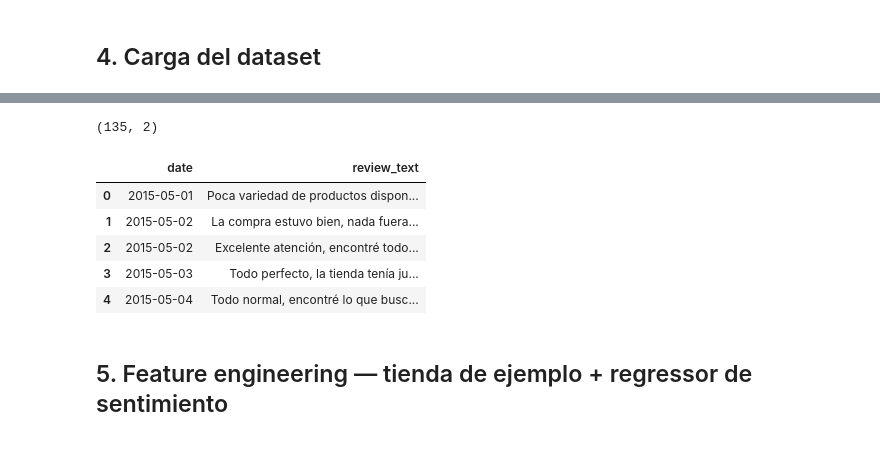
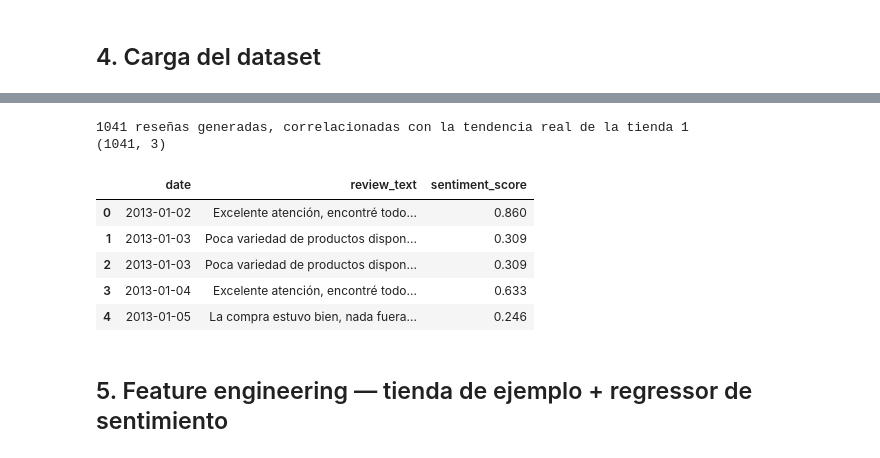
Before and after one commit to Jorge-is/smart-retail-360, a Jupyter notebook: notebooks/04_sales_predictor_prophet.ipynb, the cells around one changed output, grey strips where cells are left out. Drawn from its saved outputs; the diff is of its cells as text; code cells hidden in the pictures.

```diff
--- a/notebooks/04_sales_predictor_prophet.ipynb
+++ b/notebooks/04_sales_predictor_prophet.ipynb
@@ -113,24 +113,29 @@ Tiendas distintas en el dataset: 1115
 | 3 | 4 | 5 | 2015-07-31 | 13995 | 1498 | 1 | 1 | 0 | 1 |
 | 4 | 5 | 5 | 2015-07-31 | 4822 | 559 | 1 | 1 | 0 | 1 |
 # %%
-import shutil
+from src.sales_predictor.features import prepare_prophet_df, generate_synthetic_reviews
 
-repo_csv = Path('/content/smart-retail-360/data/raw/sentiment_synthetic/reviews_synthetic.csv')
-if repo_csv.exists() and not SALES_SENTIMENT_CSV_PATH.exists():
-    shutil.copy(repo_csv, SALES_SENTIMENT_CSV_PATH)
-    print('CSV de reseñas sintéticas copiado a Drive')
+STORE_ID = SALES_STORE_SUBSET[0]
+
+reference_sales = prepare_prophet_df(df_raw, store_id=STORE_ID)
+reviews_df_generated = generate_synthetic_reviews(reference_sales)
+
+reviews_df_generated.to_csv(SALES_SENTIMENT_CSV_PATH, index=False)
+
+print(f'{len(reviews_df_generated)} reseñas generadas, correlacionadas con la tendencia real de la tienda {STORE_ID}')
 
 reviews_df = pd.read_csv(SALES_SENTIMENT_CSV_PATH)
 print(reviews_df.shape)
 reviews_df.head()
 # %% [output]
-(135, 2)
+1041 reseñas generadas, correlacionadas con la tendencia real de la tienda 1
+(1041, 3)
-|  | date | review_text |
-| 0 | 2015-05-01 | Poca variedad de productos dispon... |
-| 1 | 2015-05-02 | La compra estuvo bien, nada fuera... |
-| 2 | 2015-05-02 | Excelente atención, encontré todo... |
-| 3 | 2015-05-03 | Todo perfecto, la tienda tenía ju... |
-| 4 | 2015-05-04 | Todo normal, encontré lo que busc... |
+|  | date | review_text | sentiment_score |
+| 0 | 2013-01-02 | Excelente atención, encontré todo... | 0.860 |
+| 1 | 2013-01-03 | Poca variedad de productos dispon... | 0.309 |
+| 2 | 2013-01-03 | Poca variedad de productos dispon... | 0.309 |
+| 3 | 2013-01-04 | Excelente atención, encontré todo... | 0.633 |
+| 4 | 2013-01-05 | La compra estuvo bien, nada fuera... | 0.246 |
 # %% [markdown]
 ## 5. Feature engineering — tienda de ejemplo + regressor de sentimiento
 # %%
```
Also changed, not shown: parts of 13 cells of this notebook, 1 other file.
